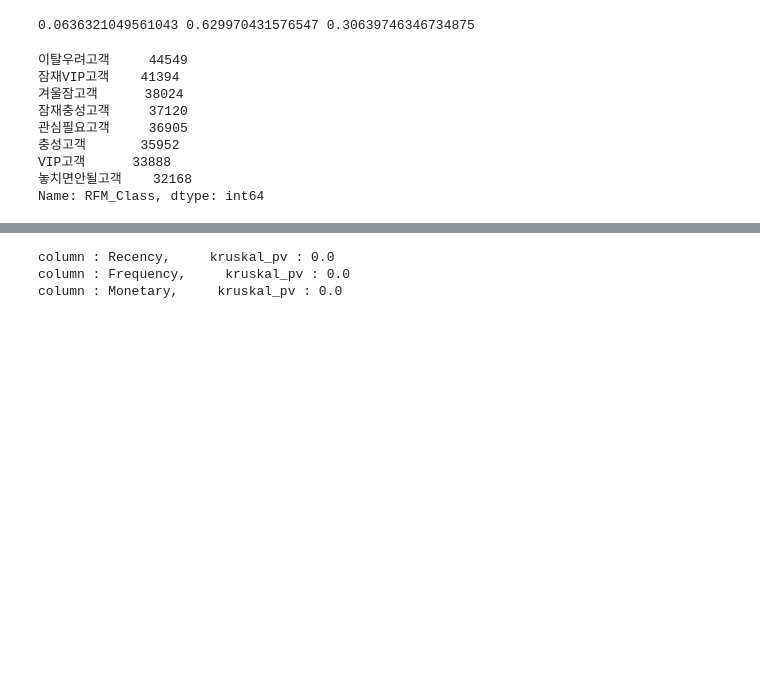
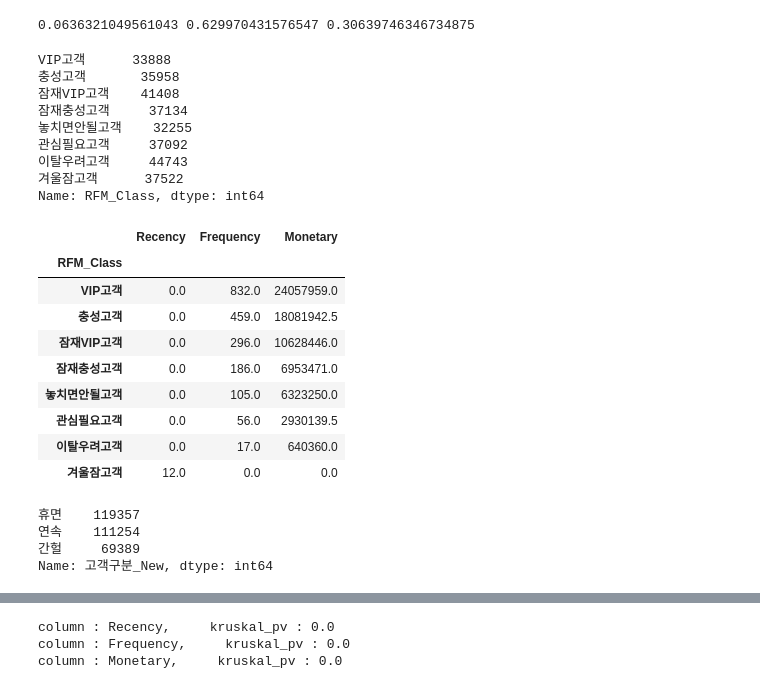
Before and after one commit to Dinoryong/HANACARD, a Jupyter notebook: seunghoon/코드/RFM_Score.ipynb, the cells around one changed output, grey strips where cells are left out. Saved outputs shown, nothing was run; the diff lists cells and outputs as text; code cells hidden in the pictures; blank space fills up the shorter version.

```diff
--- a/seunghoon/코드/RFM_Score.ipynb
+++ b/seunghoon/코드/RFM_Score.ipynb
@@ -179,14 +154,27 @@ print(w1, w2, w3)
 df2['RFM_Score'] = ((w1 * df2['Recency_8'] + w2 * df2['Frequency_8'] + w3 * df2['Monetary_8']) / 8) * 100
 # %%
 df2['RFM_Class'] = pd.cut(df2['RFM_Score'], bins = [df2['RFM_Score'].quantile(0), df2['RFM_Score'].quantile(0.125), df2['RFM_Score'].quantile(0.25), df2['RFM_Score'].quantile(0.375), df2['RFM_Score'].quantile(0.5), df2['RFM_Score'].quantile(0.625), df2['RFM_Score'].quantile(0.75), df2['RFM_Score'].quantile(0.875), df2['RFM_Score'].quantile(1)], labels = ['겨울잠고객','이탈우려고객','관심필요고객','놓치면안될고객','잠재충성고객','잠재VIP고객','충성고객','VIP고객'], include_lowest = True).astype(np.dtype('O'))
-df2['RFM_Class'].value_counts()
+df2['RFM_Class'].value_counts().sort_index(key = lambda x : x.map(lambda y : dict(zip(['겨울잠고객','이탈우려고객','관심필요고객','놓치면안될고객','잠재충성고객','잠재VIP고객','충성고객','VIP고객'], range(8, 0, -1)))[y]))
 # %% [output]
-이탈우려고객     44549
-잠재VIP고객    41394
-겨울잠고객      38024
-잠재충성고객     37120
-관심필요고객     36905
-충성고객       35952
 VIP고객      33888
-놓치면안될고객    32168
+충성고객       35958
+잠재VIP고객    41408
+잠재충성고객     37134
+놓치면안될고객    32255
+관심필요고객     37092
+이탈우려고객     44743
+겨울잠고객      37522
 Name: RFM_Class, dtype: int64
+# %%
+df2.groupby(by = ['RFM_Class'])[['Recency', 'Frequency', 'Monetary']].agg('median').sort_index(key = lambda x : x.map(lambda y : dict(zip(['겨울잠고객','이탈우려고객','관심필요고객','놓치면안될고객','잠재충성고객','잠재VIP고객','충성고객','VIP고객'], range(8, 0, -1)))[y]))
+# %% [output]
+|  | Recency | Frequency | Monetary |
+| RFM_Class |  |  |  |
+| VIP고객 | 0.0 | 832.0 | 24057959.0 |
+| 충성고객 | 0.0 | 459.0 | 18081942.5 |
+| 잠재VIP고객 | 0.0 | 296.0 | 10628446.0 |
+| 잠재충성고객 | 0.0 | 186.0 | 6953471.0 |
+| 놓치면안될고객 | 0.0 | 105.0 | 6323250.0 |
+| 관심필요고객 | 0.0 | 56.0 | 2930139.5 |
+| 이탈우려고객 | 0.0 | 17.0 | 640360.0 |
+| 겨울잠고객 | 12.0 | 0.0 | 0.0 |
@@ -193,3 +190,10 @@ Name: RFM_Class, dtype: int64
+# %%
+df2['고객구분_New'].value_counts()
+# %% [output]
+휴면    119357
+연속    111254
+간헐     69389
+Name: 고객구분_New, dtype: int64
 # %%
 for rfm, customer_group in sorted(df2.groupby(by = ['RFM_Class'])[['고객구분']], key = lambda x : dict(zip(['겨울잠고객','이탈우려고객','관심필요고객','놓치면안될고객','잠재충성고객','잠재VIP고객','충성고객','VIP고객'], range(8, 0, -1)))[x[0]]):
     print(rfm)
```
Also changed, not shown: parts of 17 cells of this notebook.
